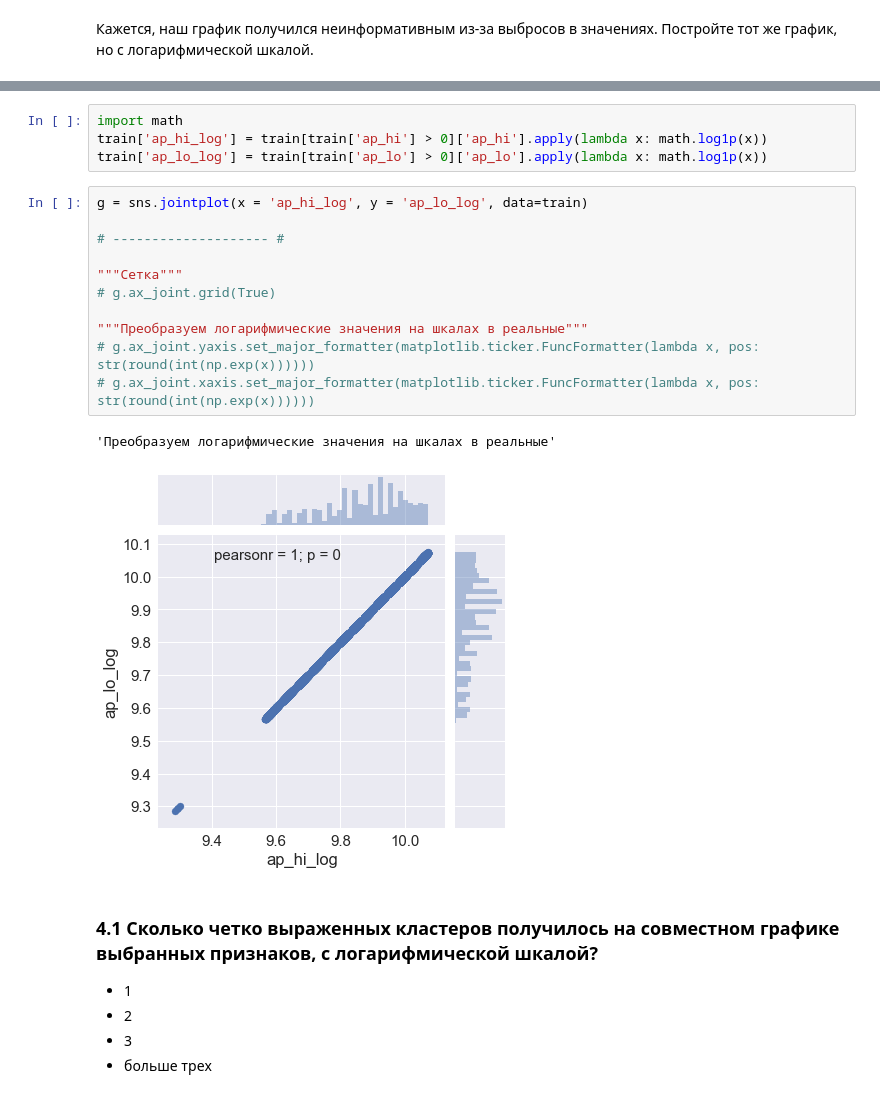
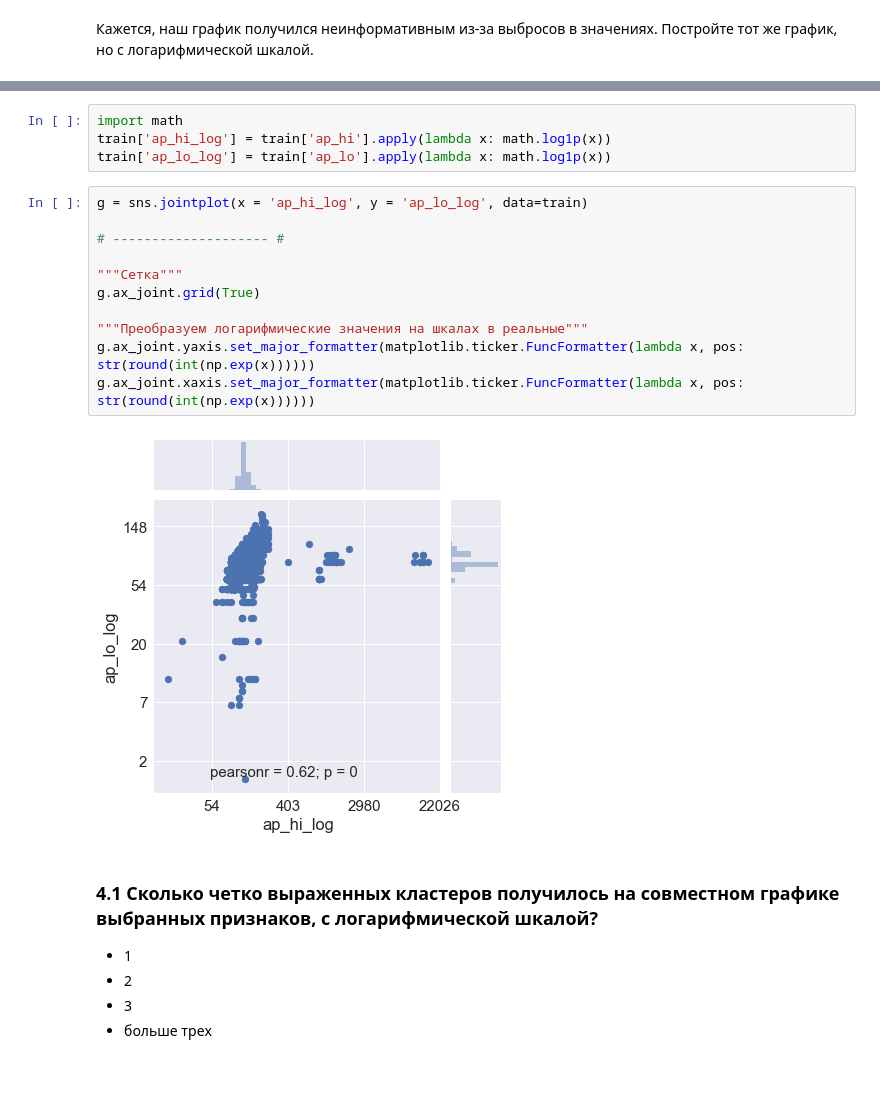
Before and after one commit to MaxGaranin/mlcourse_open, a Jupyter notebook: jupyter_notebooks/topic02_visual_analysis/hw2_session2_visual_analysis_basics.ipynb, the cells around one changed output, grey strips where cells are left out. Saved outputs shown, nothing was run; the diff lists cells and outputs as text.

```diff
--- a/jupyter_notebooks/topic02_visual_analysis/hw2_session2_visual_analysis_basics.ipynb
+++ b/jupyter_notebooks/topic02_visual_analysis/hw2_session2_visual_analysis_basics.ipynb
@@ -288,21 +299,20 @@ g1 = sns.jointplot(x = 'ap_hi', y = 'ap_lo', data=train)
 # %%
 import math
-train['ap_hi_log'] = train[train['ap_hi'] > 0]['ap_hi'].apply(lambda x: math.log1p(x))
-train['ap_lo_log'] = train[train['ap_lo'] > 0]['ap_lo'].apply(lambda x: math.log1p(x))
+train['ap_hi_log'] = train['ap_hi'].apply(lambda x: math.log1p(x))
+train['ap_lo_log'] = train['ap_lo'].apply(lambda x: math.log1p(x))
 # %%
 g = sns.jointplot(x = 'ap_hi_log', y = 'ap_lo_log', data=train)
 
 # -------------------- #
 
 """Сетка"""
-# g.ax_joint.grid(True)
+g.ax_joint.grid(True)
 
 """Преобразуем логарифмические значения на шкалах в реальные"""
-# g.ax_joint.yaxis.set_major_formatter(matplotlib.ticker.FuncFormatter(lambda x, pos: str(round(int(np.exp(x))))))
-# g.ax_joint.xaxis.set_major_formatter(matplotlib.ticker.FuncFormatter(lambda x, pos: str(round(int(np.exp(x))))))
+g.ax_joint.yaxis.set_major_formatter(matplotlib.ticker.FuncFormatter(lambda x, pos: str(round(int(np.exp(x))))))
+g.ax_joint.xaxis.set_major_formatter(matplotlib.ticker.FuncFormatter(lambda x, pos: str(round(int(np.exp(x))))))
 # %% [output]
-'Преобразуем логарифмические значения на шкалах в реальные'
-[figure, old version]
+[figure, new version]
 # %% [markdown]
 ### 4.1 Сколько четко выраженных кластеров получилось на  совместном графике выбранных признаков, с логарифмической шкалой?
 
```
Also changed, not shown: parts of 5 cells of this notebook.
